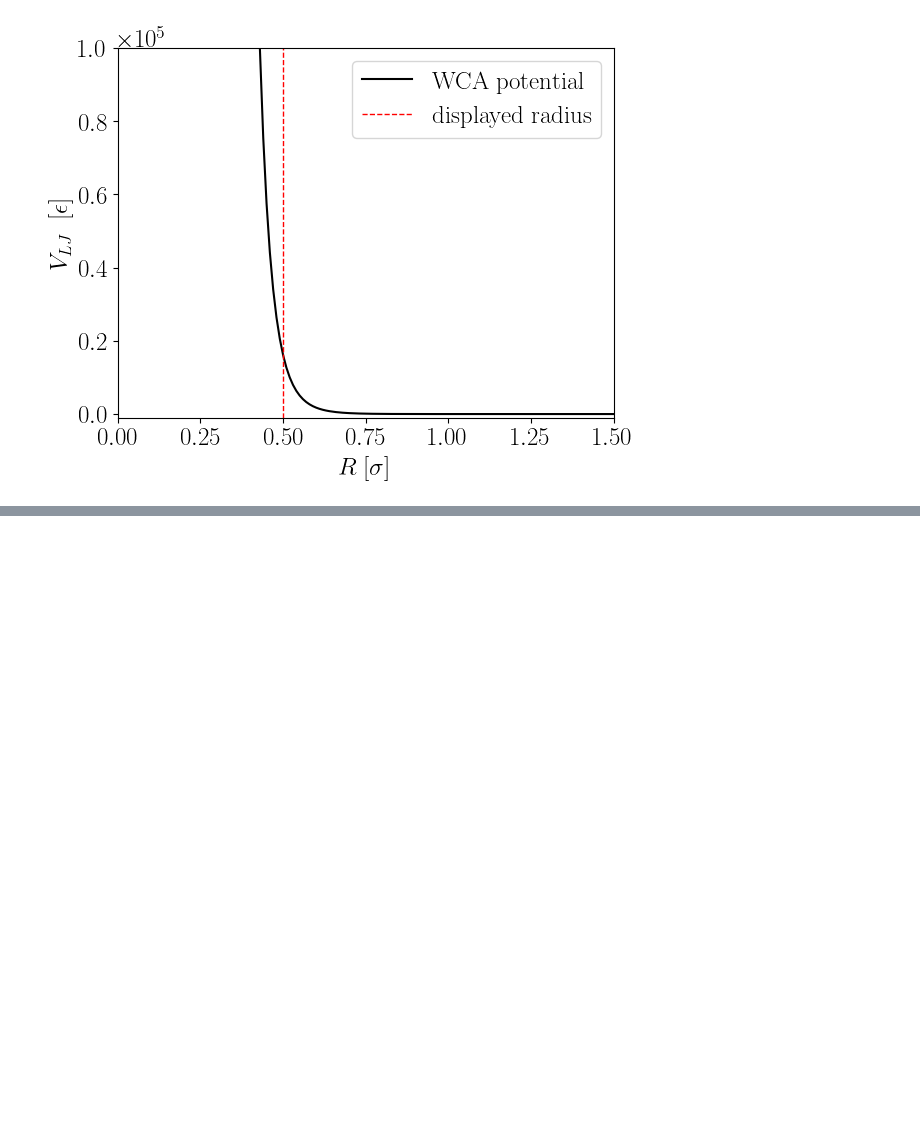
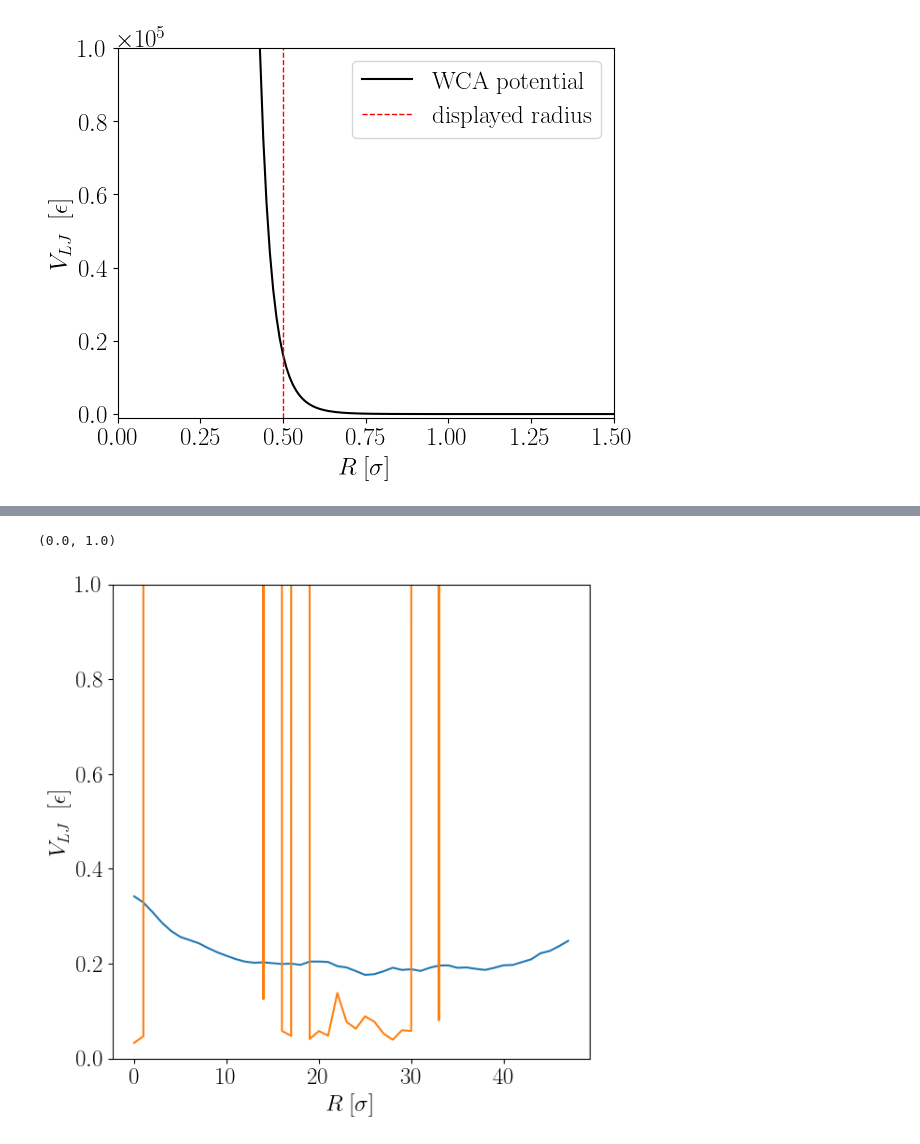
Before and after one commit to smdrzazga/LAMMPS, a Jupyter notebook: plot_printer.ipynb, the cells around one changed output, grey strips where cells are left out. Drawn from its saved outputs; the diff is of its cells as text; code cells hidden in the pictures; blank space fills up the shorter version.

```diff
--- a/plot_printer.ipynb
+++ b/plot_printer.ipynb
@@ -547,0 +555,55 @@ var_B = 0.0011437354048478073
+# %%
+file = paths['matrices_directors'] + r'\directors_screen_full_6k_0.305.txt'
+N = 150
+delta = 3
+
+def ellipse(x, A, B):
+    return B**2*(1 - (A*x)**2)
+
+def get_data():
+    data = np.zeros((N, N, 3), dtype=np.float64)
+    with open(file, 'r') as f:
+        for line in f:
+            i, j, *director = line.split()
+            i, j = int(i), int(j)
+            data[i,j, :] = director
+    return data
+
+def get_axes(data, i, delta):
+    x_axis = data[:, i:i+delta, 0].flatten()
+    x_axis -= np.average(x_axis)
+
+    y_axis = data[:, i:i+delta, 1].flatten()
+    y_axis -= np.average(y_axis)
+    y_axis = np.power(y_axis, 2)
+
+    A = np.stack([x_axis**2, y_axis**2]).T
+    b = np.ones_like(x_axis)
+    w = np.linalg.lstsq(A, b, rcond=-1)[0].squeeze()
+
+    popt, pvar = curve_fit(ellipse , x_axis, y_axis, absolute_sigma=False, p0=[np.sqrt(1/w[0]), np.power(1/w[1], 1/4)])
+    return np.array([np.abs(1/popt[0]), np.sqrt(pvar[0][0]), np.sqrt(popt[1]), np.sqrt(pvar[1][1])])
+
+
+span = range(2, N-2-delta, delta)
+x = np.array([i for i in span])
+
+x_data = np.array([i for i in range(len(x))])
+fit = []
+data = get_data()
+
+for i in span:
+    fit.append(get_axes(data, i, delta))
+
+
+fig, ax = plt.subplots(figsize=(6.6, 6.6))
+fit = np.array(fit)
+
+plt.plot(x_data, fit[:,2])
+plt.plot(x_data, fit[:,0])
+plt.ylabel(r'${V_{LJ} \;\;[\epsilon]}$')
+plt.xlabel(r'${R\;[\sigma]}$')
+ax.set_ylim(0, 1)
+# %% [output]
+(0.0, 1.0)
+[figure, added]
```
Also changed, not shown: parts of 7 cells of this notebook, 3 other files.
